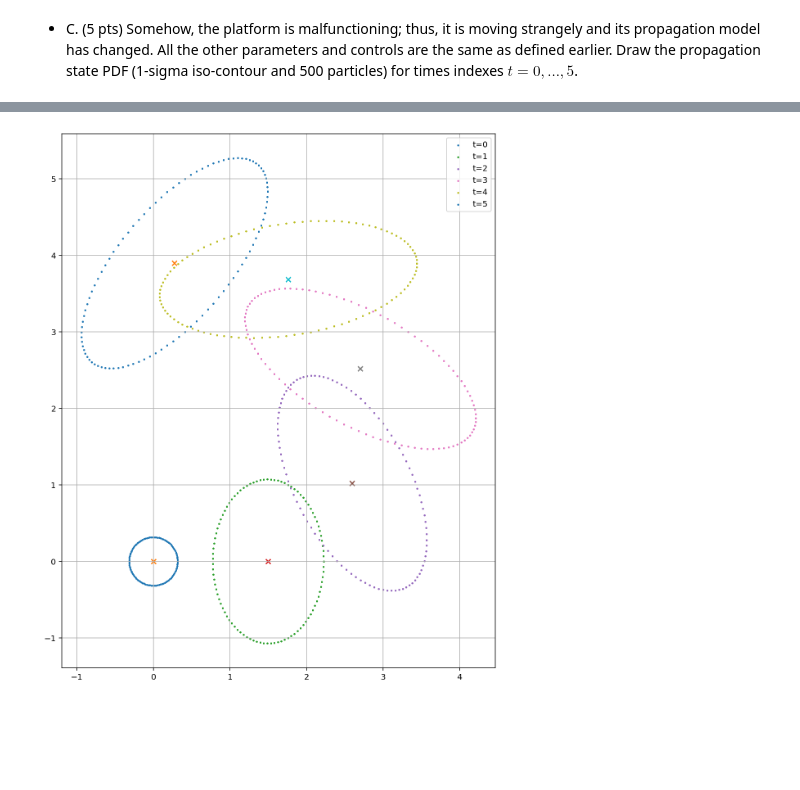
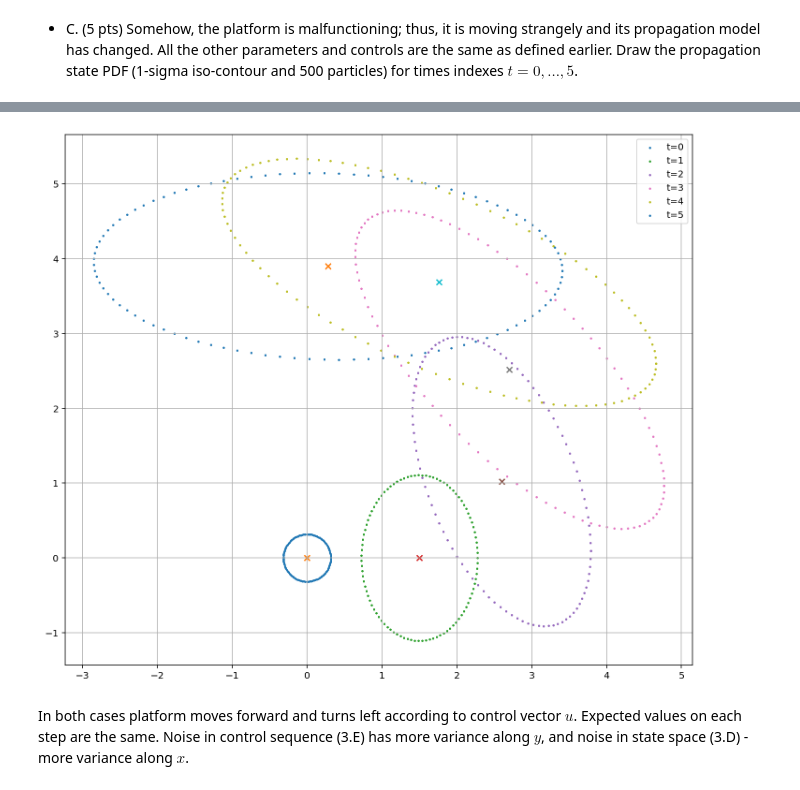
Before and after one commit to Fr0do/Perception-in-Robotics-course-T3-2022-Skoltech, a Jupyter notebook: ps/PS1/PS1_Maxim_Kurkin.ipynb, the cells around one changed output, grey strips where cells are left out. Drawn from its saved outputs; the diff is of its cells as text; code cells hidden in the pictures; blank space fills up the shorter version.

```diff
--- a/ps/PS1/PS1_Maxim_Kurkin.ipynb
+++ b/ps/PS1/PS1_Maxim_Kurkin.ipynb
@@ -277,7 +293,7 @@ ax.set_aspect('equal')
 for t in range(6):
     plot2cov(mean, cov, ax=ax, label=f't={t}', k=1, s=2, n_pts=100)
     mean = A @ mean + B @ u + mean_noise
-    cov  = A @ (cov @ A.T) + cov_noise
+    cov  = A @ cov @ A.T + cov_noise
 plt.grid()
 plt.legend();
 # %% [output]
@@ -302,7 +318,7 @@ for t in range(6):
     plot2cov(mean, cov, ax=ax, label=f't={t}', k=1, s=2, n_pts=100)
     ax.scatter(mean[0], mean[1], marker='x')
     mean = A @ mean + B @ u + mean_noise
-    cov  = A @ (cov @ A.T) + cov_noise
+    cov  = A @ cov @ A.T + cov_noise
 plt.grid()
 plt.legend();
 # %% [output]
@@ -318,7 +343,6 @@ delta = 0.5
 A = np.eye(3)
 
 fig, ax = plt.subplots(figsize=(12,12))
-centers = []
 ax.set_aspect('equal')
 for t in range(6):
     plot2cov(mean[:2], cov[:2,:2], ax=ax, label=f't={t}', k=1, s=2, n_pts=100)
@@ -328,11 +352,11 @@ for t in range(6):
     B = delta * np.array([[np.cos(theta), 0],
                           [np.sin(theta), 0],
                           [0, 1]])
-    V = delta * np.array([[1, 0, -np.sin(theta) * v],
-                          [0, 1,  np.cos(theta) * v],
-                          [0, 0,  1 / delta]])
+    J = np.array([[1, 0, -np.sin(theta) * v * delta],
+                  [0, 1,  np.cos(theta) * v * delta],
+                  [0, 0,  1]])
     mean = A @ mean + B @ u + mean_noise
-    cov  = V @ (cov @ V.T) + cov_noise
+    cov  = J @ cov @ J.T + cov_noise
 plt.grid()
 plt.legend();
 # %% [output]
@@ -340,30 +364,31 @@ plt.legend();
 # %%
 mean = [0, 0, 0]
 cov = np.array([[0.1, 0, 0], [0, 0.1, 0], [0, 0, 0.5]])
 mean_noise = np.array([0, 0])
 cov_noise = np.array([[2, 0], [0, 0.1]])
 u = np.array([3, 1.5])
 
 delta = 0.5
 A = np.eye(3)
 
 fig, ax = plt.subplots(figsize=(12,12))
-centers = []
 ax.set_aspect('equal')
 for t in range(6):
     plot2cov(mean[:2], cov[:2,:2], ax=ax, label=f't={t}', k=1, s=2, n_pts=100)
     ax.scatter(mean[0], mean[1], marker='x')
     theta = mean[2]
     v = u[0]
     B = delta * np.array([[np.cos(theta), 0],
                           [np.sin(theta), 0],
                           [0, 1]])
-    V = delta * np.array([[1, 0, -np.sin(theta) * v],
-                          [0, 1,  np.cos(theta) * v],
-                          [0, 0,  1 / delta]])
+    J = np.array([[1, 0, -np.sin(theta) * v * delta],
+                  [0, 1,  np.cos(theta) * v * delta],
+                  [0, 0,  1]])
     mean = A @ mean + B @ (u + mean_noise)
-    cov  = V @ (cov @ V.T) + B @ (cov_noise @ B.T)
+    cov  = J @ cov @ J.T + B @ cov_noise @ B.T
 plt.grid()
 plt.legend();
 # %% [output]
-[figure, old version]
+[figure, new version]
+# %% [markdown]
+In both cases platform moves forward and turns left according to control vector $u$. Expected values on each step are the same. Noise in control sequence (3.E) has more variance along $y$, and noise in state space (3.D) - more variance along $x$.
```
Also changed, not shown: parts of 13 cells of this notebook.
